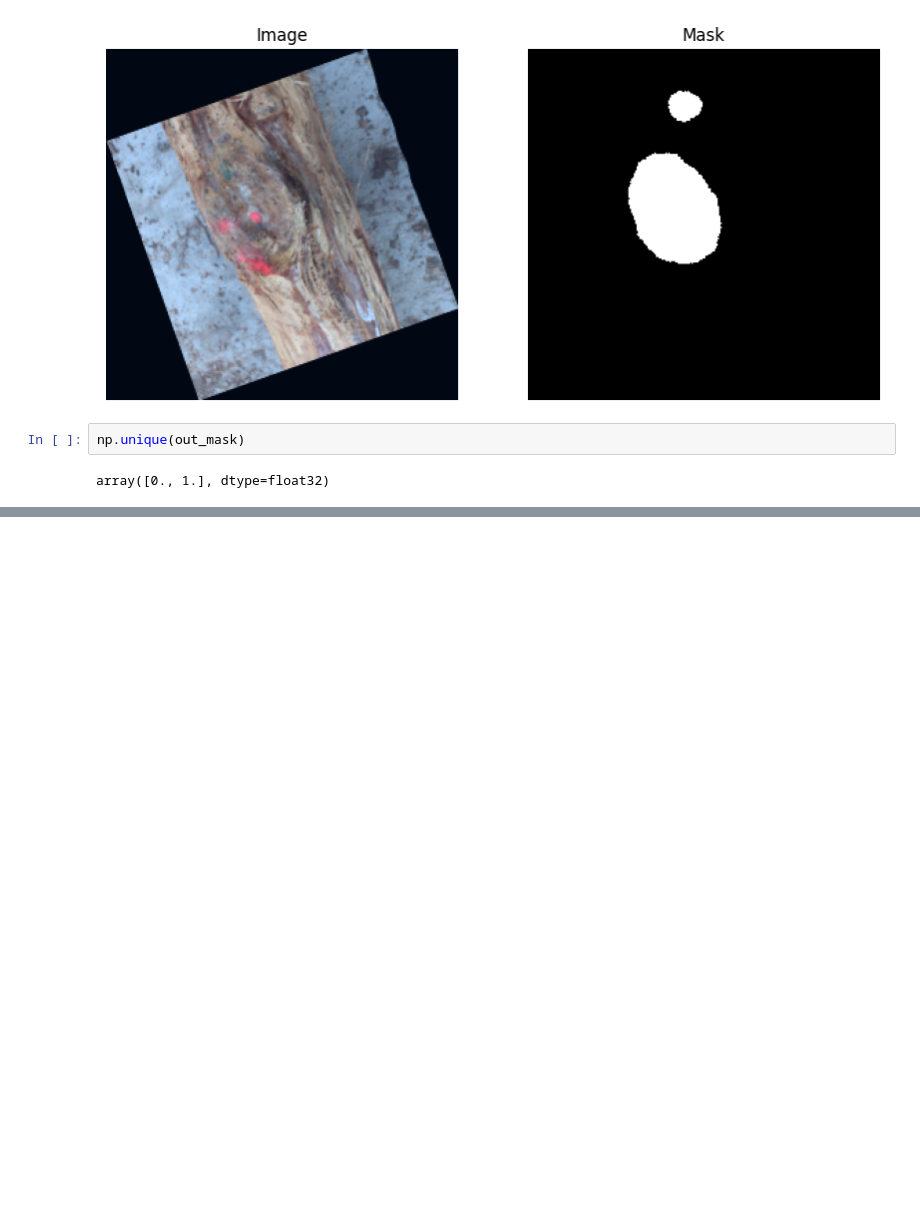
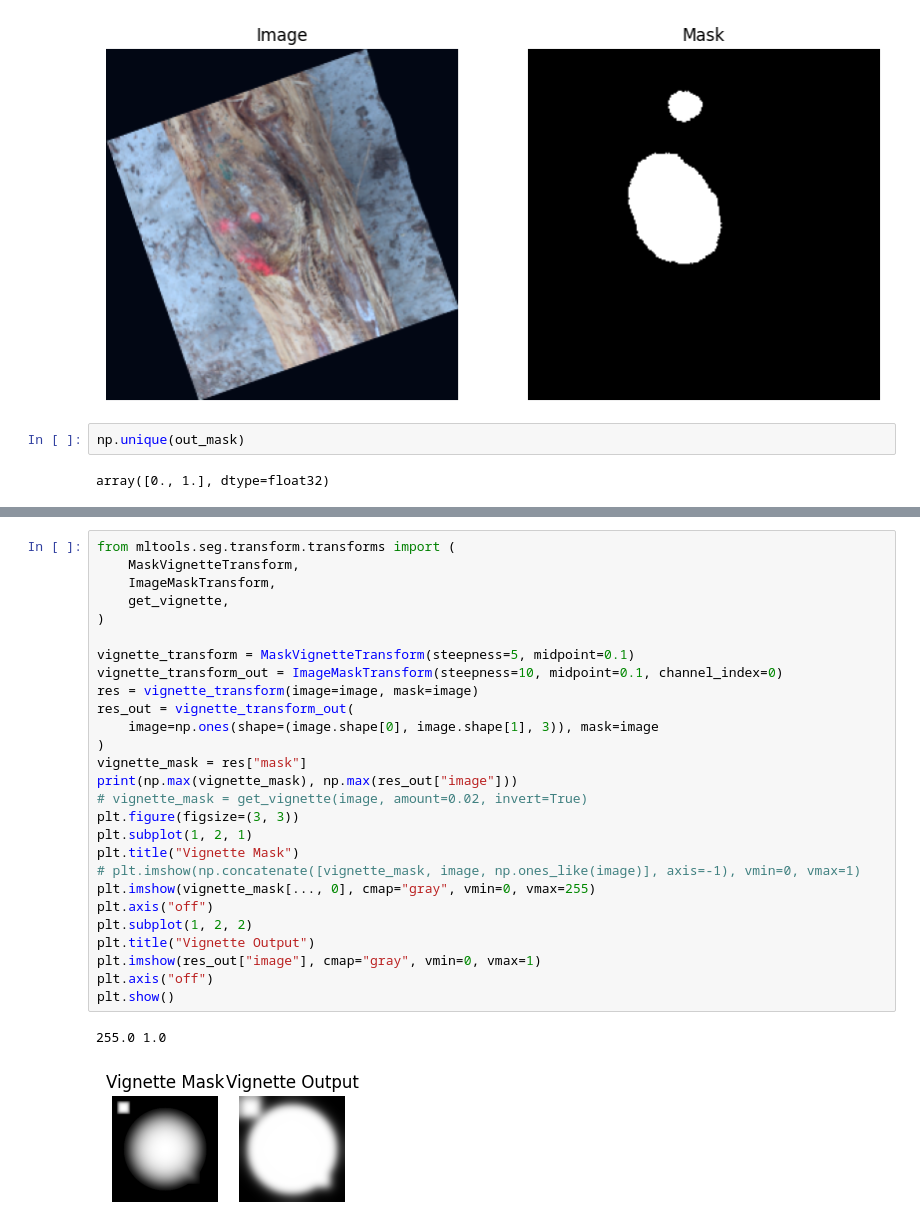
Before and after one commit to AllIAskOfYou/woodknots, a Jupyter notebook: scripts/vignette.ipynb, the cells around one changed output, grey strips where cells are left out. Saved outputs shown, nothing was run; the diff lists cells and outputs as text; blank space fills up the shorter version.

```diff
--- a/scripts/vignette.ipynb
+++ b/scripts/vignette.ipynb
@@ -172,0 +190,30 @@ array([0., 1.], dtype=float32)
+# %%
+from mltools.seg.transform.transforms import (
+    MaskVignetteTransform,
+    ImageMaskTransform,
+    get_vignette,
+)
+
+vignette_transform = MaskVignetteTransform(steepness=5, midpoint=0.1)
+vignette_transform_out = ImageMaskTransform(steepness=10, midpoint=0.1, channel_index=0)
+res = vignette_transform(image=image, mask=image)
+res_out = vignette_transform_out(
+    image=np.ones(shape=(image.shape[0], image.shape[1], 3)), mask=image
+)
+vignette_mask = res["mask"]
+print(np.max(vignette_mask), np.max(res_out["image"]))
+# vignette_mask = get_vignette(image, amount=0.02, invert=True)
+plt.figure(figsize=(3, 3))
+plt.subplot(1, 2, 1)
+plt.title("Vignette Mask")
+# plt.imshow(np.concatenate([vignette_mask, image, np.ones_like(image)], axis=-1), vmin=0, vmax=1)
+plt.imshow(vignette_mask[..., 0], cmap="gray", vmin=0, vmax=255)
+plt.axis("off")
+plt.subplot(1, 2, 2)
+plt.title("Vignette Output")
+plt.imshow(res_out["image"], cmap="gray", vmin=0, vmax=1)
+plt.axis("off")
+plt.show()
+# %% [output]
+255.0 1.0
+[figure, added]
```
Also changed, not shown: parts of 2 cells of this notebook, 12 other files.
